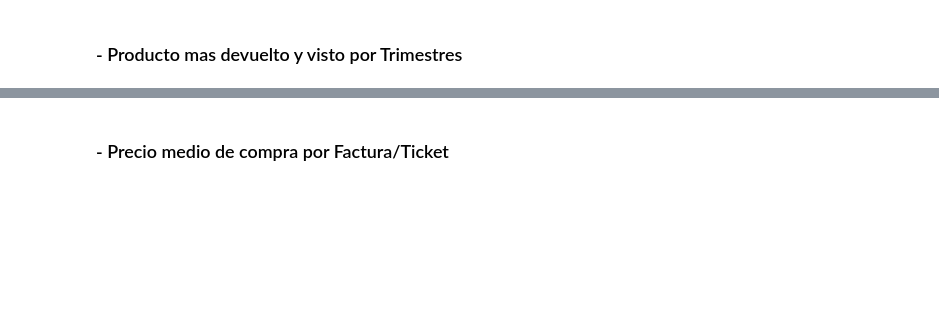
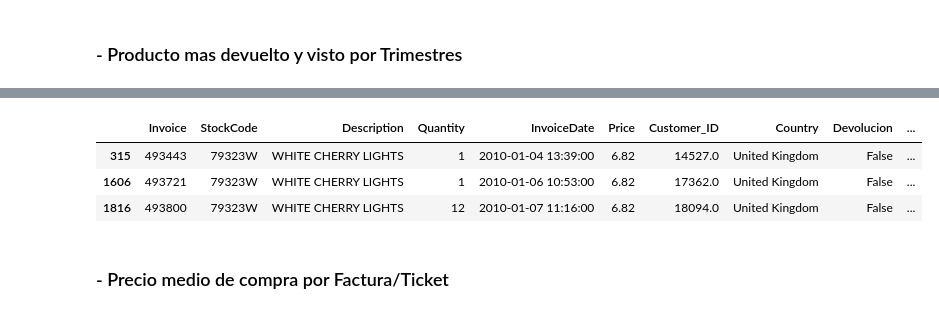
Before and after one commit to antonio-herrera-gb/EDA_Tienda_Online, a Jupyter notebook: src/notebooks/notebook_eda_v3_analisis.ipynb, the cells around one changed output, grey strips where cells are left out. Saved outputs shown, nothing was run; the diff lists cells and outputs as text; code cells hidden in the pictures; blank space fills up the shorter version.

```diff
--- a/src/notebooks/notebook_eda_v3_analisis.ipynb
+++ b/src/notebooks/notebook_eda_v3_analisis.ipynb
@@ -426,2 +463,11 @@ plt.show()
+# %%
+# Vemos que descripcion tiene este codigo:
+
+df_analisis[df_analisis["StockCode"]== "79323W"].head(3)
+# %% [output]
+|  | Invoice | StockCode | Description | Quantity | InvoiceDate | Price | Customer_ID | Country | Devolucion | ... |
+| 315 | 493443 | 79323W | WHITE CHERRY LIGHTS | 1 | 2010-01-04 13:39:00 | 6.82 | 14527.0 | United Kingdom | False | ... |
+| 1606 | 493721 | 79323W | WHITE CHERRY LIGHTS | 1 | 2010-01-06 10:53:00 | 6.82 | 17362.0 | United Kingdom | False | ... |
+| 1816 | 493800 | 79323W | WHITE CHERRY LIGHTS | 12 | 2010-01-07 11:16:00 | 6.82 | 18094.0 | United Kingdom | False | ... |
 # %% [markdown]
 ### - Precio medio de compra por Factura/Ticket
```
Also changed, not shown: parts of 14 cells of this notebook.
